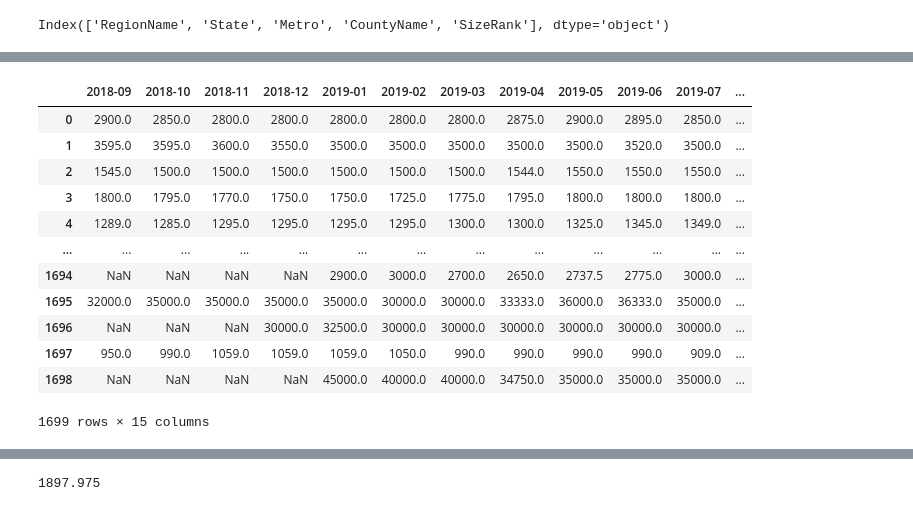
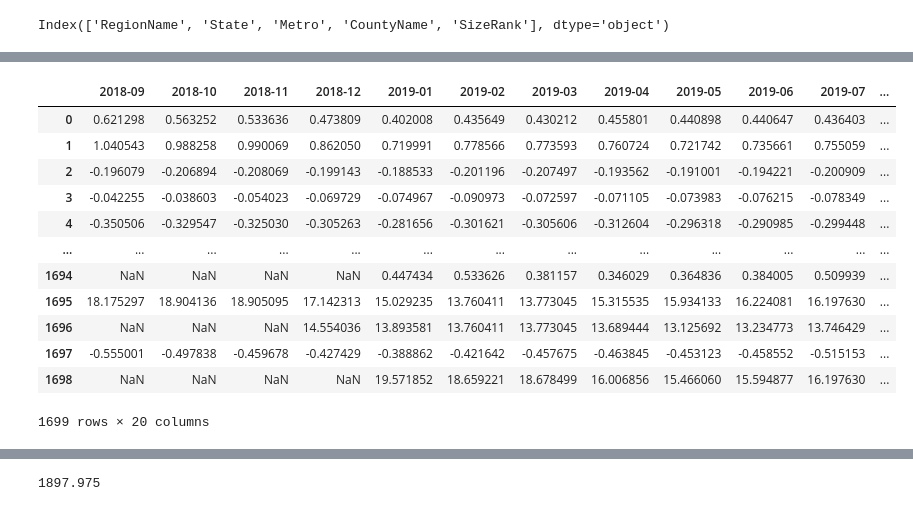
Before and after one commit to rmattson1008/datamining_miniproject1, a Jupyter notebook: Test1.ipynb, the cells around one changed output, grey strips where cells are left out. Saved outputs shown, nothing was run; the diff lists cells and outputs as text; code cells hidden in the pictures.

```diff
--- a/Test1.ipynb
+++ b/Test1.ipynb
@@ -65,16 +65,17 @@ DF.index
 # %% [output]
 RangeIndex(start=0, stop=1699, step=1)
 # %%
-DF_Filt = DF.iloc[:,-16:]
-DF_Filt
-_temp = DF.iloc[:,1:6]
-print(_temp.columns)
-#for x in _temp.columns.to_numpy():
-#    DF_Filt[x] = _temp[x]
-#print(DF_Filt.columns)
-#for x in _temp.columns.to_numpy():
-    #le = LabelEncoder()
-    #DF_Filt[x] = le.fit_transform(DF_Filt[x])
+DF_Filt = DF.iloc[:,-16:-1]
+DF_Filt #Contains all numerical we want
+for x in DF_Filt.columns.to_numpy():
+   sc = StandardScaler()
+   DF_Filt[x] = sc.fit_transform(DF_Filt[x].values.reshape(-1,1))
+
+DFLblColumns = DF.iloc[:,1:6]
+print(DFLblColumns.columns)
+for x in DFLblColumns.columns.to_numpy():
+   le = LabelEncoder()
+   DF_Filt[x] = le.fit_transform(DFLblColumns[x].values)
 # %% [output]
 Index(['RegionName', 'State', 'Metro', 'CountyName', 'SizeRank'], dtype='object')
 # %%
@@ -112,20 +110,20 @@ Name: 2019-12, Length: 1699, dtype: float64
 # %%
-X = DF_Filt.loc[:, DF_Filt.columns != '2019-12']
+X = DF_Filt
 X
 # %% [output]
 |  | 2018-09 | 2018-10 | 2018-11 | 2018-12 | 2019-01 | 2019-02 | 2019-03 | 2019-04 | 2019-05 | 2019-06 | 2019-07 | ... |
-| 0 | 2900.0 | 2850.0 | 2800.0 | 2800.0 | 2800.0 | 2800.0 | 2800.0 | 2875.0 | 2900.0 | 2895.0 | 2850.0 | ... |
-| 1 | 3595.0 | 3595.0 | 3600.0 | 3550.0 | 3500.0 | 3500.0 | 3500.0 | 3500.0 | 3500.0 | 3520.0 | 3500.0 | ... |
-| 2 | 1545.0 | 1500.0 | 1500.0 | 1500.0 | 1500.0 | 1500.0 | 1500.0 | 1544.0 | 1550.0 | 1550.0 | 1550.0 | ... |
-| 3 | 1800.0 | 1795.0 | 1770.0 | 1750.0 | 1750.0 | 1725.0 | 1775.0 | 1795.0 | 1800.0 | 1800.0 | 1800.0 | ... |
-| 4 | 1289.0 | 1285.0 | 1295.0 | 1295.0 | 1295.0 | 1295.0 | 1300.0 | 1300.0 | 1325.0 | 1345.0 | 1349.0 | ... |
+| 0 | 0.621298 | 0.563252 | 0.533636 | 0.473809 | 0.402008 | 0.435649 | 0.430212 | 0.455801 | 0.440898 | 0.440647 | 0.436403 | ... |
+| 1 | 1.040543 | 0.988258 | 0.990069 | 0.862050 | 0.719991 | 0.778566 | 0.773593 | 0.760724 | 0.721742 | 0.735661 | 0.755059 | ... |
+| 2 | -0.196079 | -0.206894 | -0.208069 | -0.199143 | -0.188533 | -0.201196 | -0.207497 | -0.193562 | -0.191001 | -0.194221 | -0.200909 | ... |
+| 3 | -0.042255 | -0.038603 | -0.054023 | -0.069729 | -0.074967 | -0.090973 | -0.072597 | -0.071105 | -0.073983 | -0.076215 | -0.078349 | ... |
+| 4 | -0.350506 | -0.329547 | -0.325030 | -0.305263 | -0.281656 | -0.301621 | -0.305606 | -0.312604 | -0.296318 | -0.290985 | -0.299448 | ... |
 | ... | ... | ... | ... | ... | ... | ... | ... | ... | ... | ... | ... | ... |
-| 1694 | NaN | NaN | NaN | NaN | 2900.0 | 3000.0 | 2700.0 | 2650.0 | 2737.5 | 2775.0 | 3000.0 | ... |
-| 1695 | 32000.0 | 35000.0 | 35000.0 | 35000.0 | 35000.0 | 30000.0 | 30000.0 | 33333.0 | 36000.0 | 36333.0 | 35000.0 | ... |
-| 1696 | NaN | NaN | NaN | 30000.0 | 32500.0 | 30000.0 | 30000.0 | 30000.0 | 30000.0 | 30000.0 | 30000.0 | ... |
-| 1697 | 950.0 | 990.0 | 1059.0 | 1059.0 | 1059.0 | 1050.0 | 990.0 | 990.0 | 990.0 | 990.0 | 909.0 | ... |
-| 1698 | NaN | NaN | NaN | NaN | 45000.0 | 40000.0 | 40000.0 | 34750.0 | 35000.0 | 35000.0 | 35000.0 | ... |
+| 1694 | NaN | NaN | NaN | NaN | 0.447434 | 0.533626 | 0.381157 | 0.346029 | 0.364836 | 0.384005 | 0.509939 | ... |
+| 1695 | 18.175297 | 18.904136 | 18.905095 | 17.142313 | 15.029235 | 13.760411 | 13.773045 | 15.315535 | 15.934133 | 16.224081 | 16.197630 | ... |
+| 1696 | NaN | NaN | NaN | 14.554036 | 13.893581 | 13.760411 | 13.773045 | 13.689444 | 13.125692 | 13.234773 | 13.746429 | ... |
+| 1697 | -0.555001 | -0.497838 | -0.459678 | -0.427429 | -0.388862 | -0.421642 | -0.457675 | -0.463845 | -0.453123 | -0.458552 | -0.515153 | ... |
+| 1698 | NaN | NaN | NaN | NaN | 19.571852 | 18.659221 | 18.678499 | 16.006856 | 15.466060 | 15.594877 | 16.197630 | ... |
-1699 rows × 15 columns
+1699 rows × 20 columns
 # %%
 print(X.isnull().sum())
 for col in X:
```
Also changed, not shown: parts of 11 cells of this notebook.
